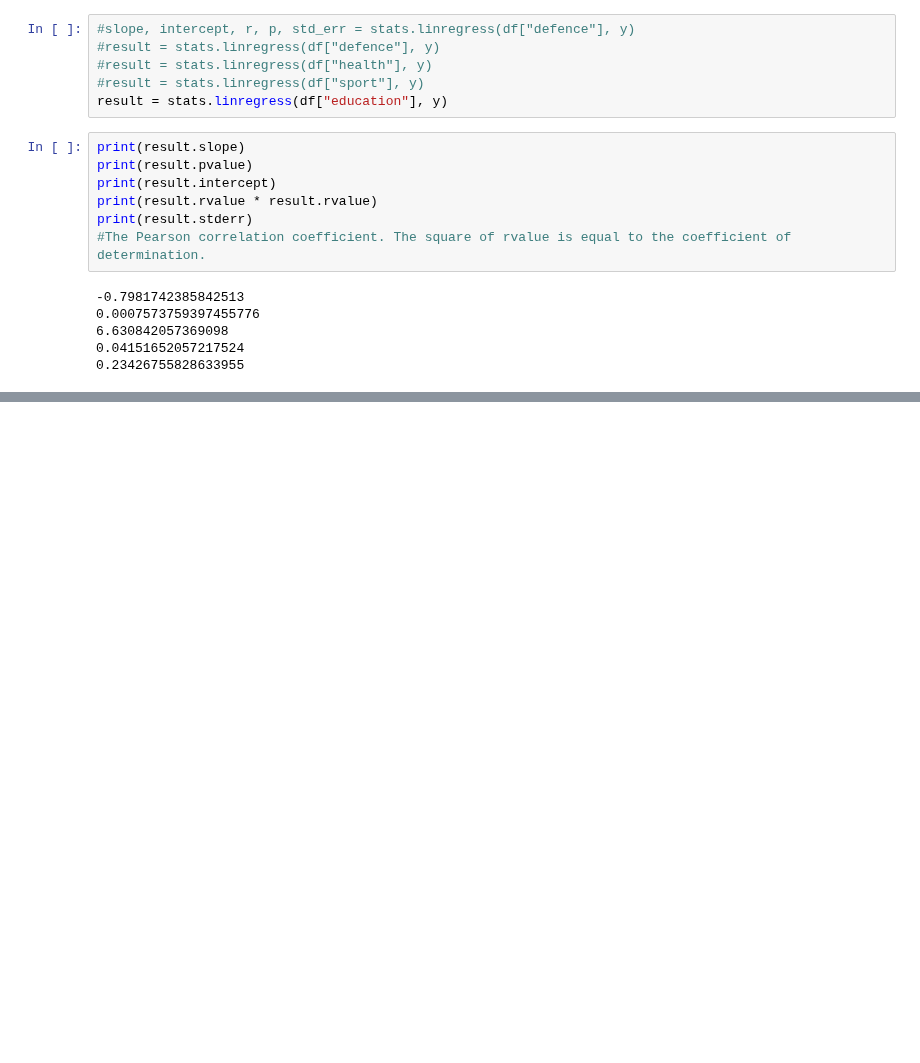
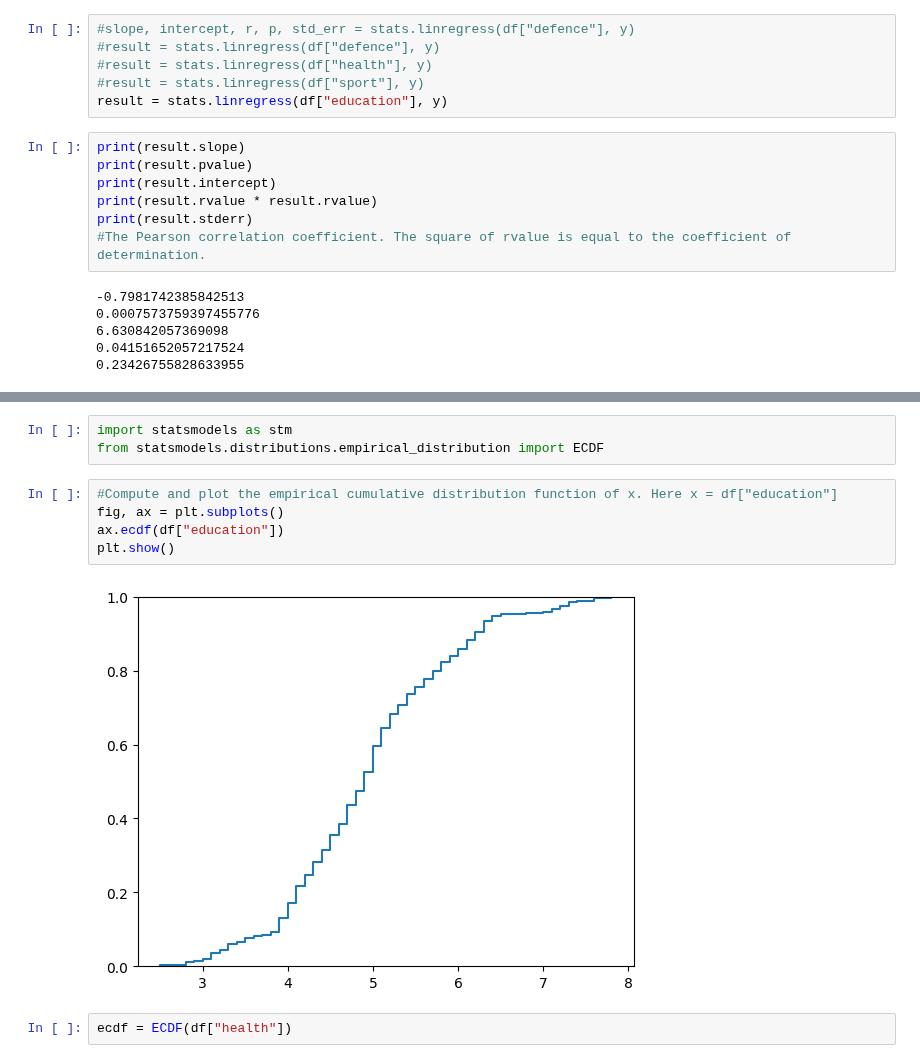
Before and after one commit to patonov/Data_Science-July_2024, a Jupyter notebook: new_study/Untitled.ipynb, the cells around one changed output, grey strips where cells are left out. Drawn from its saved outputs; the diff is of its cells as text; blank space fills up the shorter version.

```diff
--- a/new_study/Untitled.ipynb
+++ b/new_study/Untitled.ipynb
@@ -143,0 +149,12 @@ print(result.stderr)
+# %%
+import statsmodels as stm
+from statsmodels.distributions.empirical_distribution import ECDF
+# %%
+#Compute and plot the empirical cumulative distribution function of x. Here x = df["education"]
+fig, ax = plt.subplots()
+ax.ecdf(df["education"])
+plt.show()
+# %% [output]
+[figure, added]
+# %%
+ecdf = ECDF(df["health"])
```
Also changed, not shown: parts of 3 cells of this notebook.
